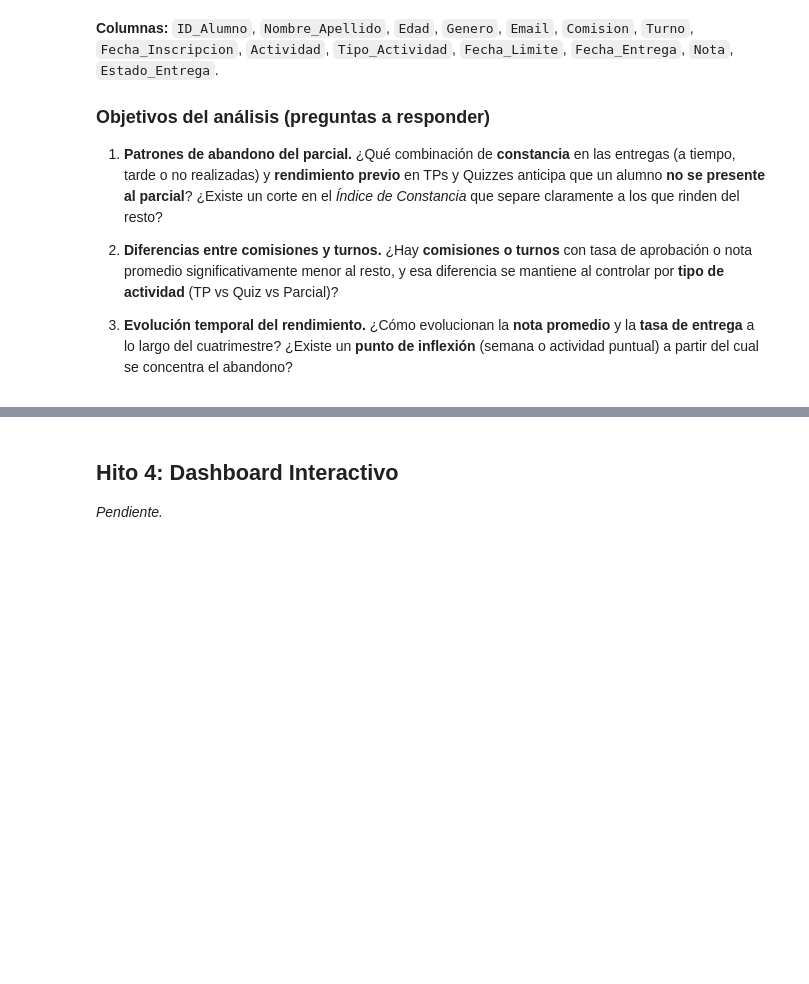
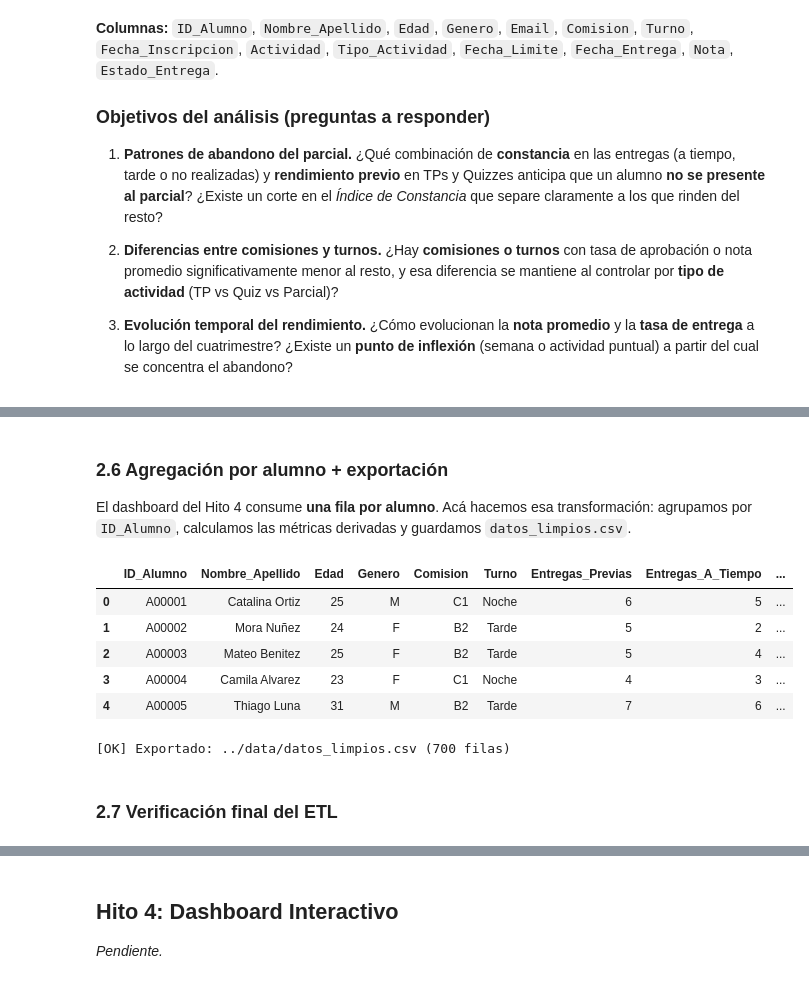
Before and after one commit to AxelMejias/Integrador-Rigoni, a Jupyter notebook: notebooks/TPI_Analisis_Datos.ipynb, the cells around one changed output, grey strips where cells are left out. Drawn from its saved outputs; the diff is of its cells as text; code cells hidden in the pictures; blank space fills up the shorter version.

```diff
--- a/notebooks/TPI_Analisis_Datos.ipynb
+++ b/notebooks/TPI_Analisis_Datos.ipynb
@@ -63,0 +309,73 @@ df.head()
+# %% [markdown]
+### 2.6 Agregación por alumno + exportación
+
+El dashboard del Hito 4 consume **una fila por alumno**. Acá hacemos esa transformación: agrupamos por `ID_Alumno`, calculamos las métricas derivadas y guardamos `datos_limpios.csv`.
+# %%
+def agregar_por_alumno(df: pd.DataFrame) -> pd.DataFrame:
+    """Construye la tabla por alumno (1 fila = 1 alumno) con KPIs."""
+    df = df.copy()
+
+    previas = df[df["Tipo_Actividad"].isin(["Tp", "Quiz"])]
+    constancia = previas.groupby("ID_Alumno").agg(
+        Entregas_Previas=("Hizo_Entrega", "sum"),
+        Entregas_A_Tiempo=("Estado_Entrega", lambda s: (s == "A Tiempo").sum()),
+        Total_Actividades_Previas=("Hizo_Entrega", "size"),
+        Promedio_Previo=("Nota", "mean"),
+    )
+    constancia["Indice_Constancia"] = (
+        100.0 * constancia["Entregas_A_Tiempo"]
+        / constancia["Total_Actividades_Previas"]
+    ).round(2)
+
+    parcial = (
+        df[df["Tipo_Actividad"] == "Parcial"]
+        .groupby("ID_Alumno")["Nota"].first().rename("Nota_Parcial")
+    )
+
+    fijos = df.groupby("ID_Alumno").agg(
+        Nombre_Apellido=("Nombre_Apellido", "first"),
+        Edad=("Edad", "first"),
+        Genero=("Genero", "first"),
+        Comision=("Comision", "first"),
+        Turno=("Turno", "first"),
+    )
+
+    alumno = fijos.join(constancia).join(parcial).reset_index()
+
+    def _estado(fila):
+        n = fila["Nota_Parcial"]
+        if pd.isna(n):
+            return "Ausente"
+        if n >= 6:
+            return "Aprobado"
+        if n >= 4:
+            return "Recupera"
+        return "Desaprobado"
+    alumno["Estado_Final"] = alumno.apply(_estado, axis=1)
+
+    # Aliases para que el dashboard del Hito 4 los pueda consumir directo.
+    alumno["Nota Final"] = alumno["Nota_Parcial"]
+    alumno["Estado"] = alumno["Estado_Final"]
+    alumno["Comisión"] = alumno["Comision"]
+    return alumno
+
+
+df_alumno = agregar_por_alumno(df_limpio)
+df_alumno.head()
+# %% [output]
+|  | ID_Alumno | Nombre_Apellido | Edad | Genero | Comision | Turno | Entregas_Previas | Entregas_A_Tiempo | ... |
+| 0 | A00001 | Catalina Ortiz | 25 | M | C1 | Noche | 6 | 5 | ... |
+| 1 | A00002 | Mora Nuñez | 24 | F | B2 | Tarde | 5 | 2 | ... |
+| 2 | A00003 | Mateo Benitez | 25 | F | B2 | Tarde | 5 | 4 | ... |
+| 3 | A00004 | Camila Alvarez | 23 | F | C1 | Noche | 4 | 3 | ... |
+| 4 | A00005 | Thiago Luna | 31 | M | B2 | Tarde | 7 | 6 | ... |
+# %%
+try:
+    df_alumno.to_csv(RUTA_SALIDA, index=False, encoding="utf-8")
+    print(f"[OK] Exportado: {RUTA_SALIDA} ({len(df_alumno)} filas)")
+except OSError as e:
+    print(f"[ERROR] No se pudo escribir el CSV: {e}")
+# %% [output]
+[OK] Exportado: ../data/datos_limpios.csv (700 filas)
+# %% [markdown]
+### 2.7 Verificación final del ETL
```
Also changed, not shown: parts of 17 cells of this notebook, 2 other files.
